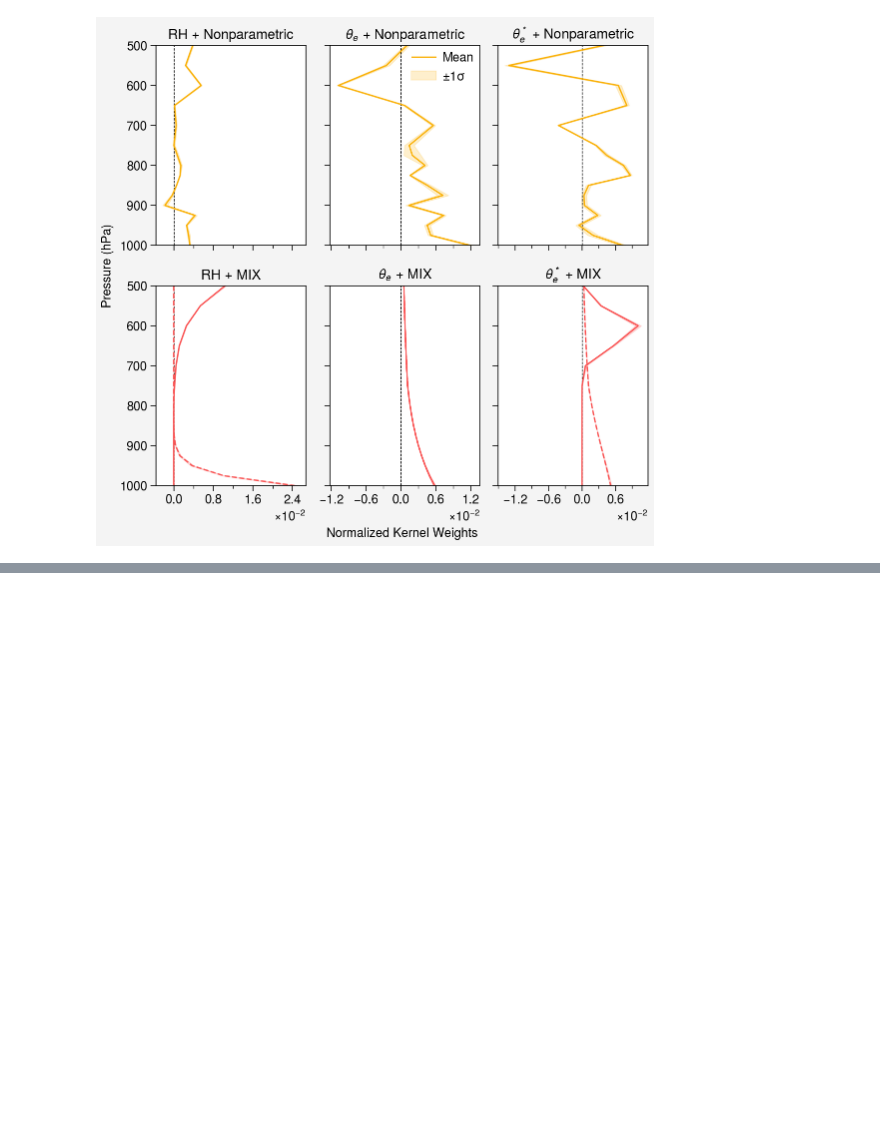
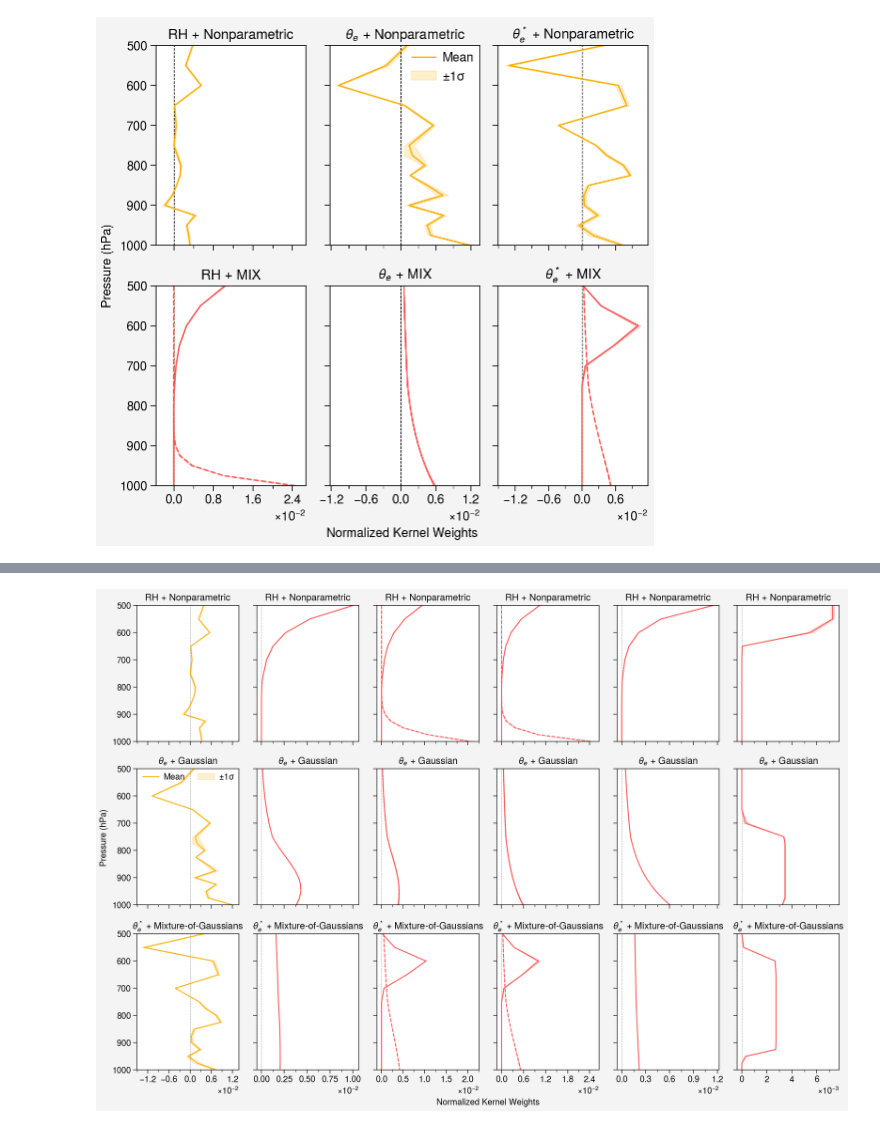
Before and after one commit to savannahferretti/monsoon-kernels, a Jupyter notebook: notebooks/weights.ipynb, the cells around one changed output, grey strips where cells are left out. Cells and saved outputs as stored; diff of their text form; code cells hidden in the pictures; blank space fills up the shorter version.

Commit message:
Reformat SI weights plot

```diff
--- a/notebooks/weights.ipynb
+++ b/notebooks/weights.ipynb
@@ -53,7 +53,8 @@ nrows,ncols  = len(families),3
 fig,axs = pplt.subplots(nrows=nrows,ncols=ncols,refwidth=1.5,refheight=2,sharex=True,sharey=True)
 axs.format(grid=False,ylabel='Pressure (hPa)',yreverse=True,yminorticks='none')
 
-colmax = [0.0]*ncols
+colmin = [np.inf]*ncols
+colmax = [-np.inf]*ncols
 for row,(family,title) in enumerate(families):
     name  = next((nm for nm in results if family in nm),None)
     entry = results[name]
@@ -164,0 +164,63 @@ fig.save('../figs/weightsfull.png')
+# %%
+families = [
+    ('nonparametric','Nonparametric'),
+    ('gaussian','Gaussian'),
+    ('mixgaussian','Mixture-of-Gaussians'),
+    ('mixparametric','MIX'),
+    ('exponential','Exponential'),
+    ('tophat','Top-Hat'),]
+
+familylabels = [title for _,title in families]
+varlabels    = ['RH', r'$\mathit{\theta_e}$', r'$\mathit{\theta_e^*}$']
+nrows,ncols  = len(varlabels),len(families)
+
+fig,axs = pplt.subplots(nrows=nrows,ncols=ncols,refwidth=1.5,refheight=2,sharex=True,sharey=True)
+axs.format(grid=False,ylabel='Pressure (hPa)',yreverse=True,yminorticks='none')
+colmin = [np.inf]*ncols
+colmax = [-np.inf]*ncols
+for col,(family,title) in enumerate(families):
+    name  = next((nm for nm in results if family in nm),None)
+    entry = results[name]
+    color = 'yellow6' if ('nonparametric' in name) else 'red6'
+    for row in range(nrows):
+        ax = axs[row,col]
+        ax.format(title=f'{varlabels[row]} + {familylabels[row]}')
+        ax.axvline(0,color='k',linewidth=0.5,linestyle='--',alpha=0.35)
+        if entry['kind']=='mixture':
+            mean1,std1 = entry['mean1'].isel(field=row),entry['std1'].isel(field=row)
+            mean2,std2 = entry['mean2'].isel(field=row),entry['std2'].isel(field=row)
+            ax.plot(mean1,lev,color=color,linewidth=1,label='Component 1')
+            ax.plot(mean2,lev,color=color,linewidth=1,linestyle='--',label='Component 2')
+            ax.fill_betweenx(lev,mean1-std1,mean1+std1,color=color,alpha=0.2)
+            ax.fill_betweenx(lev,mean2-std2,mean2+std2,color=color,alpha=0.2)
+            values = [mean1.values,mean2.values,
+                      (mean1-std1).values,(mean1+std1).values,
+                      (mean2-std2).values,(mean2+std2).values]
+        else:
+            mean,std = entry['mean'].isel(field=row),entry['std'].isel(field=row)
+            ax.plot(mean,lev,color=color,linewidth=1,label='Mean')
+            ax.fill_betweenx(lev,mean-std,mean+std,color=color, alpha=0.2,label=r'$\pm 1\sigma$')
+            values = [mean.values,(mean-std).values,(mean+std).values]
+            if row==1 and col==0:
+                ax.legend(loc='ur',frame=False)
+        vmin = min(float(np.nanmin(v)) for v in values)
+        vmax = max(float(np.nanmax(v)) for v in values)
+        colmin[col] = min(colmin[col],vmin)
+        colmax[col] = max(colmax[col],vmax)
+        ax.xaxis.set_major_locator(mticker.MaxNLocator(nbins=5))
+        ax.xaxis.set_minor_locator(mticker.AutoMinorLocator(2))
+        if row == nrows - 1:
+            ax.xaxis.set_major_formatter(mticker.ScalarFormatter(useMathText=True))
+            ax.ticklabel_format(axis='x',style='sci',scilimits=(-2,2))
+        else:
+            ax.format(xticklabels=[])
+for col in range(ncols):
+    xmin, xmax = colmin[col],colmax[col]
+    span = max(xmax-xmin,1e-12)
+    pad  = 0.05*span
+    axs[:,col].format(xlim=(xmin-pad,xmax+pad),xreverse=False)
+fig.format(xlabel='Normalized Kernel Weights',xlabelpad=15)
+pplt.show()
+fig.save('../figs/weightsfull.png', dpi=300)
+# %% [output]
+[figure, added]
```
Also changed, not shown: parts of 1 cell of this notebook, 2 other files.
